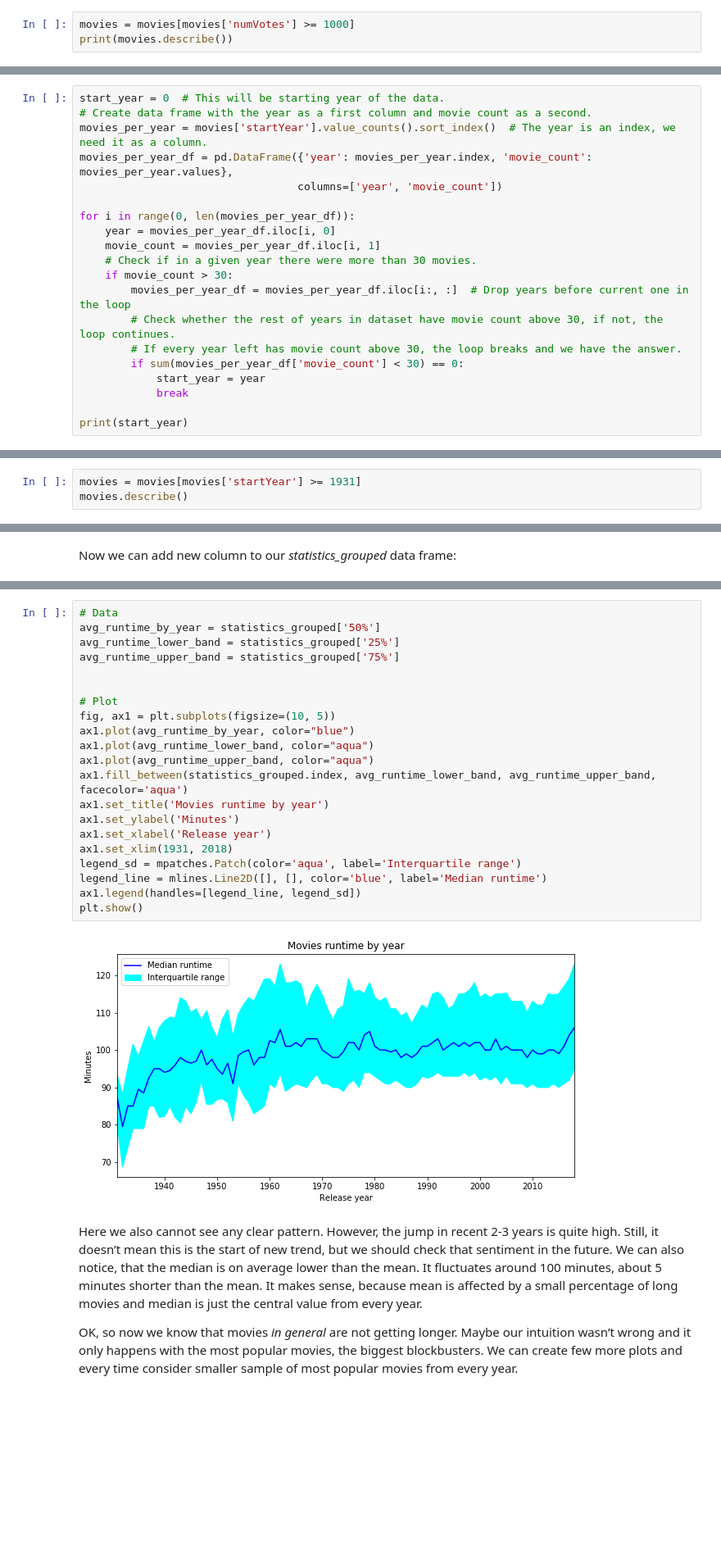
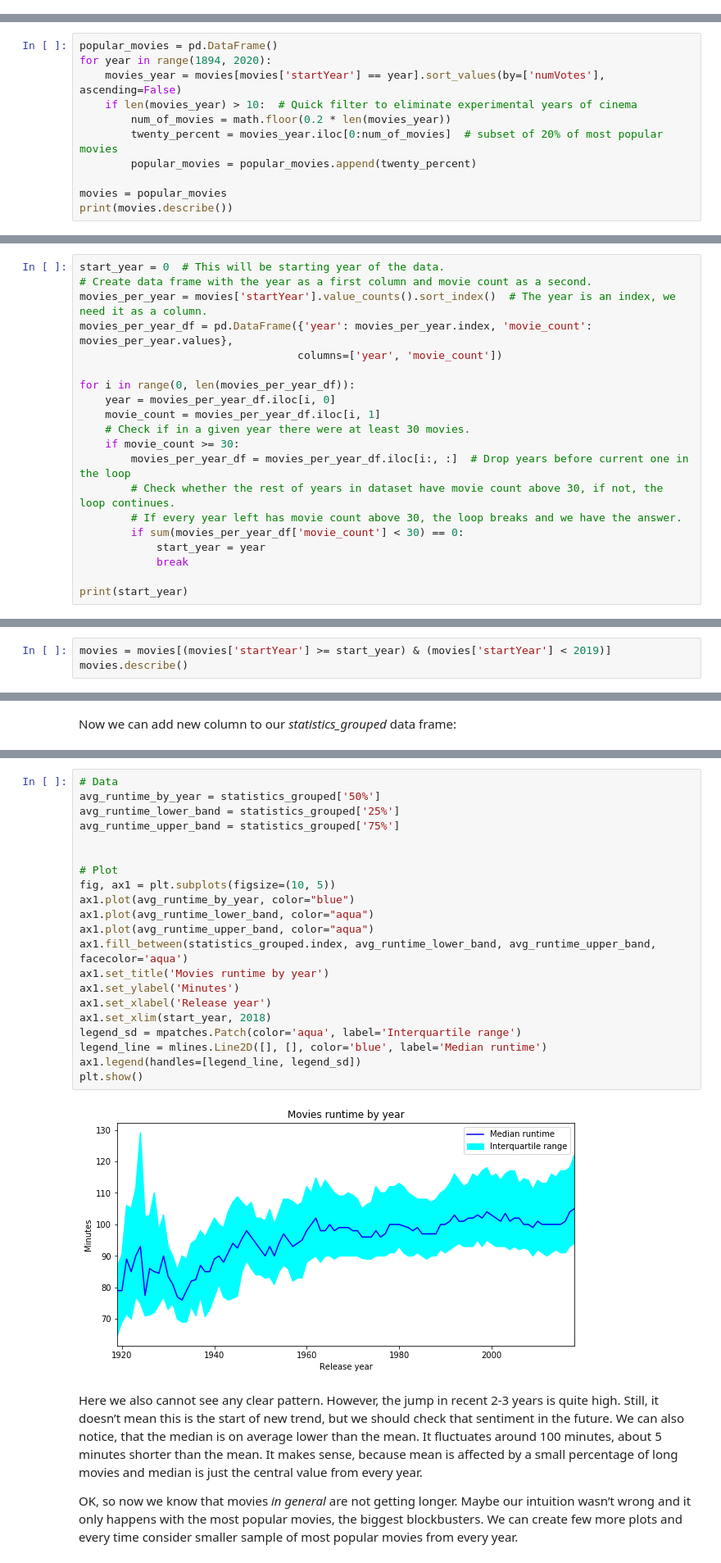
Before and after one commit to Pjarzabek/MoviesRuntimes, a Jupyter notebook: Are the movies getting longer.ipynb, the cells around one changed output, grey strips where cells are left out. Shown at 82% size. Drawn from its saved outputs; the diff is of its cells as text; blank space fills up the shorter version.

Commit message:
Update of dataset
Updated dataset, now it includes more of 2018 movies (previous analysis was done when the year didn't end).
Cosmetic changes.

```diff
--- a/Are the movies getting longer.ipynb
+++ b/Are the movies getting longer.ipynb
@@ -127,3 +127,0 @@ What’s more important, we are only interested in popular movies. There are tho
-# %%
-movies = movies[movies['numVotes'] >= 1000]
-print(movies.describe())
@@ -139,0 +128,11 @@ max     2018.000000      450.000000  2.029673e+06
+# %%
+popular_movies = pd.DataFrame()
+for year in range(1894, 2020):
+    movies_year = movies[movies['startYear'] == year].sort_values(by=['numVotes'], ascending=False)
+    if len(movies_year) > 10:  # Quick filter to eliminate experimental years of cinema
+        num_of_movies = math.floor(0.2 * len(movies_year))
+        twenty_percent = movies_year.iloc[0:num_of_movies]  # subset of 20% of most popular movies
+        popular_movies = popular_movies.append(twenty_percent)
+
+movies = popular_movies
+print(movies.describe())
@@ -218,8 +227,8 @@ movies_per_year_df = pd.DataFrame({'year': movies_per_year.index, 'movie_count':
 for i in range(0, len(movies_per_year_df)):
     year = movies_per_year_df.iloc[i, 0]
     movie_count = movies_per_year_df.iloc[i, 1]
-    # Check if in a given year there were more than 30 movies.
-    if movie_count > 30:
+    # Check if in a given year there were at least 30 movies.
+    if movie_count >= 30:
         movies_per_year_df = movies_per_year_df.iloc[i:, :]  # Drop years before current one in the loop
         # Check whether the rest of years in dataset have movie count above 30, if not, the loop continues.
         # If every year left has movie count above 30, the loop breaks and we have the answer.
@@ -235,5 +244,5 @@ Our dataset will start from the year 1931. Of course, we could take a quick peek
 # %%
-movies = movies[movies['startYear'] >= 1931]
+movies = movies[(movies['startYear'] >= start_year) & (movies['startYear'] < 2019)]
 movies.describe()
 # %% [output]
 |  | startYear | runtimeMinutes | numVotes |
@@ -351,26 +360,26 @@ Let’s create another plot, this time with median and interquartile range and c
 # %%
 # Data
 avg_runtime_by_year = statistics_grouped['50%']
 avg_runtime_lower_band = statistics_grouped['25%']
 avg_runtime_upper_band = statistics_grouped['75%']
 
 
 # Plot
 fig, ax1 = plt.subplots(figsize=(10, 5))
 ax1.plot(avg_runtime_by_year, color="blue")
 ax1.plot(avg_runtime_lower_band, color="aqua")
 ax1.plot(avg_runtime_upper_band, color="aqua")
 ax1.fill_between(statistics_grouped.index, avg_runtime_lower_band, avg_runtime_upper_band, facecolor='aqua')
 ax1.set_title('Movies runtime by year')
 ax1.set_ylabel('Minutes')
 ax1.set_xlabel('Release year')
-ax1.set_xlim(1931, 2018)
+ax1.set_xlim(start_year, 2018)
 legend_sd = mpatches.Patch(color='aqua', label='Interquartile range')
 legend_line = mlines.Line2D([], [], color='blue', label='Median runtime')
 ax1.legend(handles=[legend_line, legend_sd])
 plt.show()
 # %% [output]
-[figure, old version]
+[figure, new version]
 # %% [markdown]
 Here we also cannot see any clear pattern. However, the jump in recent 2-3 years is quite high. Still, it doesn’t mean this is the start of new trend, but we should check that sentiment in the future. We can also notice, that the median is on average lower than the mean. It fluctuates around 100 minutes, about 5 minutes shorter than the mean. It makes sense, because mean is affected by a small percentage of long movies and median is just the central value from every year.
 
```
Also changed, not shown: parts of 43 cells of this notebook.
